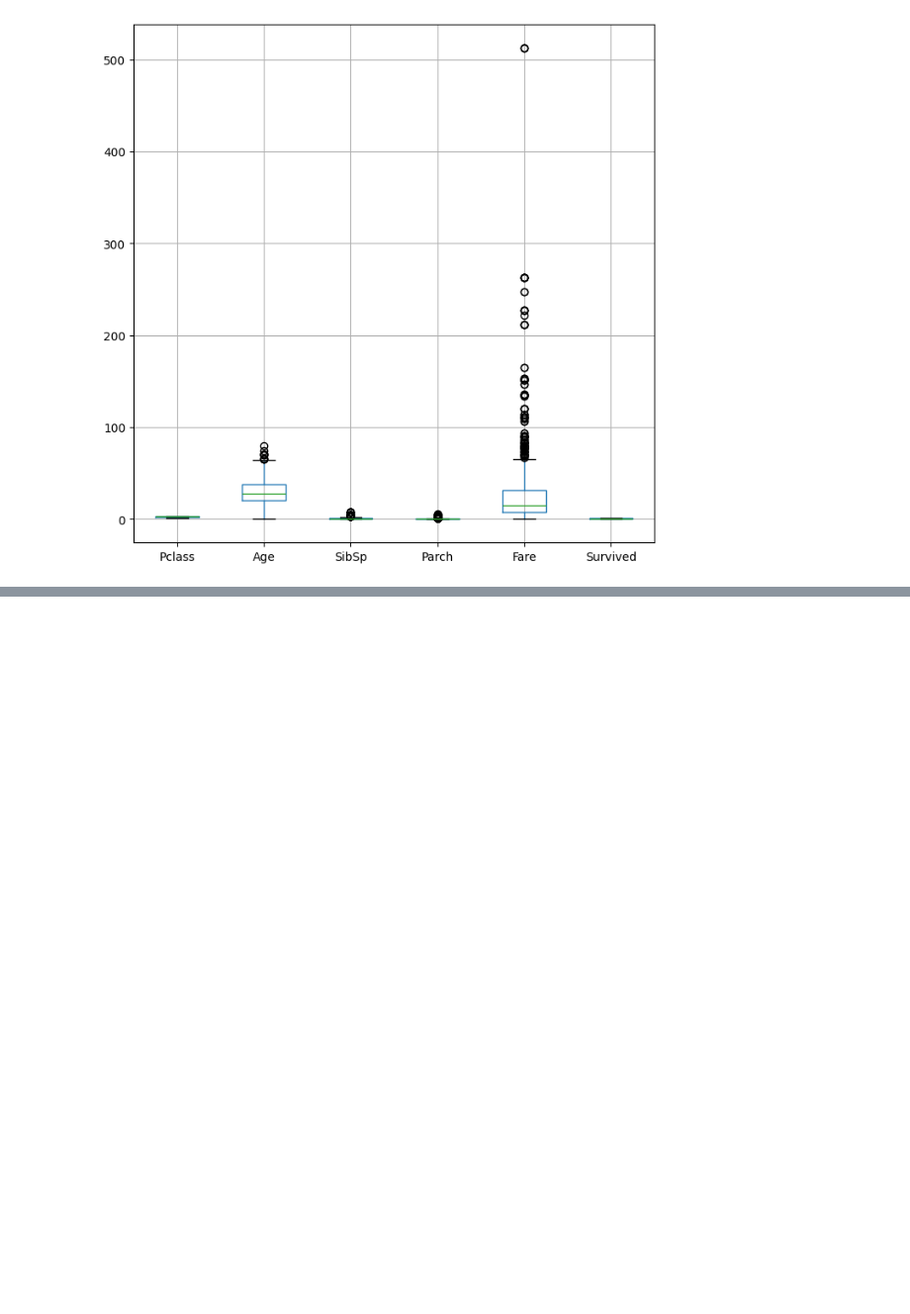
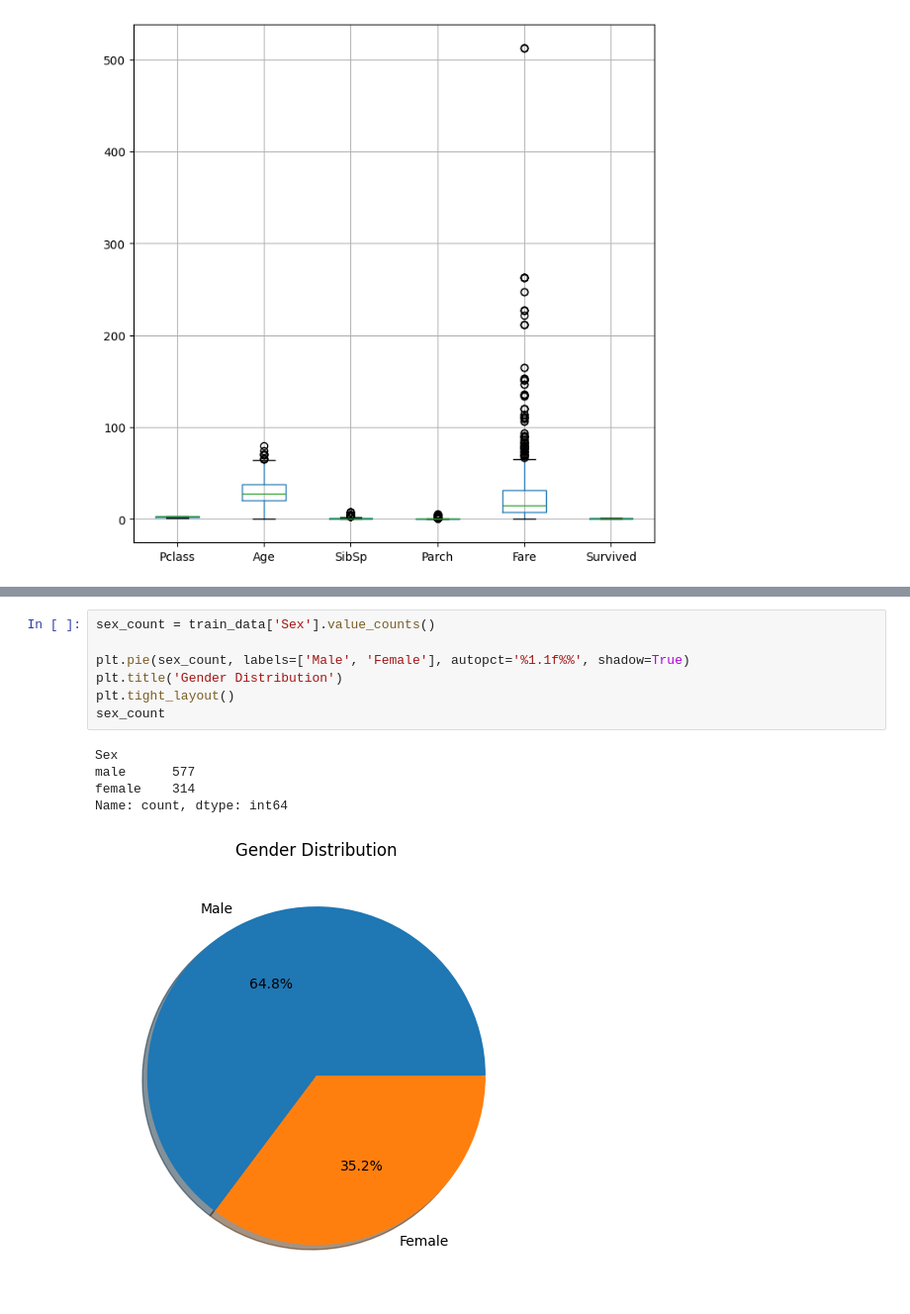
Before and after one commit to pkdc/titanic-survival-prediction, a Jupyter notebook: notebook/titanic.ipynb, the cells around one changed output, grey strips where cells are left out. Shown: that part at 99% size. Cells and saved outputs as stored; diff of their text form; blank space fills up the shorter version.

```diff
--- a/notebook/titanic.ipynb
+++ b/notebook/titanic.ipynb
@@ -98,0 +107,13 @@ boxplot_data.boxplot(figsize=(8,8))
+# %%
+sex_count = train_data['Sex'].value_counts()
+
+plt.pie(sex_count, labels=['Male', 'Female'], autopct='%1.1f%%', shadow=True)
+plt.title('Gender Distribution')
+plt.tight_layout()
+sex_count
+# %% [output]
+Sex
+male      577
+female    314
+Name: count, dtype: int64
+[figure, added]
```
Also changed, not shown: parts of 5 cells of this notebook.
